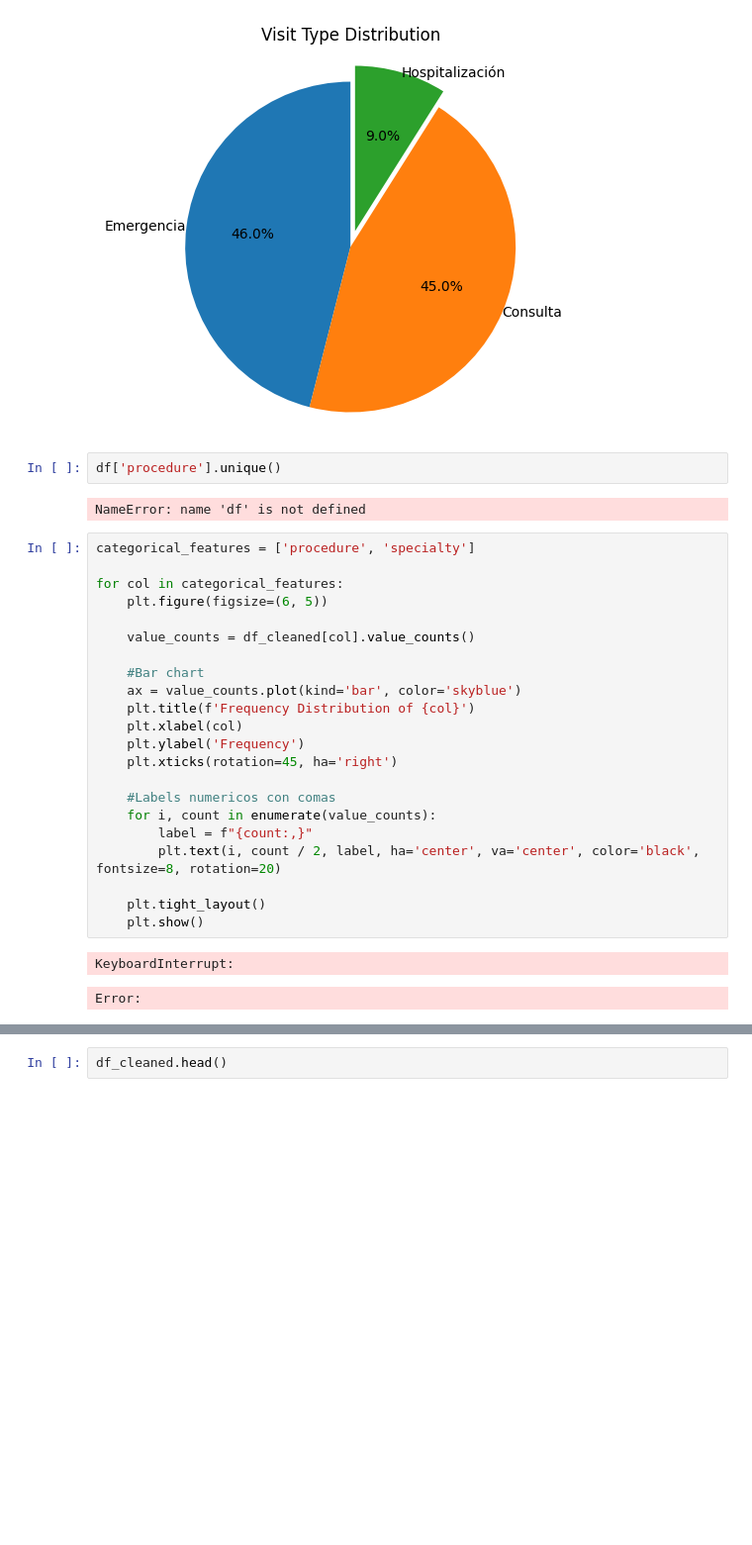
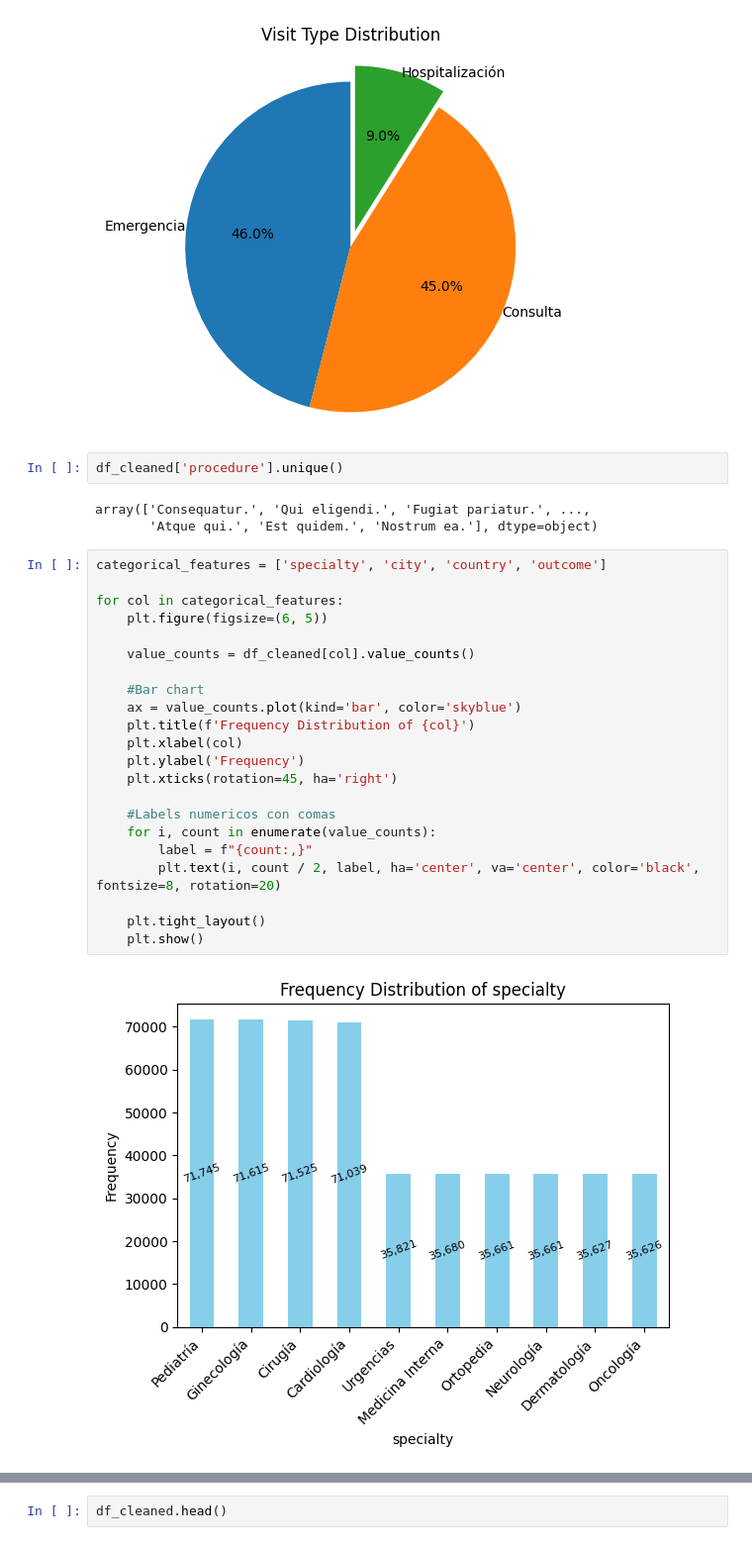
Before and after one commit to ctrl-jr/500k_hc_dataset, a Jupyter notebook: 2-Data Cleaning and exporting to postgres.ipynb, the cells around one changed output, grey strips where cells are left out. Shown: that part at 99% size. Saved outputs shown, nothing was run; the diff lists cells and outputs as text; blank space fills up the shorter version.

```diff
--- a/2-Data Cleaning and exporting to postgres.ipynb
+++ b/2-Data Cleaning and exporting to postgres.ipynb
@@ -362,31 +355,31 @@ plt.show()
 # %% [output]
 [figure]
 # %%
-df['procedure'].unique()
+df_cleaned['procedure'].unique()
 # %% [output]
-NameError: name 'df' is not defined
+array(['Consequatur.', 'Qui eligendi.', 'Fugiat pariatur.', ...,
+       'Atque qui.', 'Est quidem.', 'Nostrum ea.'], dtype=object)
 # %%
-categorical_features = ['procedure', 'specialty']
+categorical_features = ['specialty', 'city', 'country', 'outcome']
 
 for col in categorical_features:
     plt.figure(figsize=(6, 5))
 
     value_counts = df_cleaned[col].value_counts()
 
     #Bar chart
     ax = value_counts.plot(kind='bar', color='skyblue')
     plt.title(f'Frequency Distribution of {col}')
     plt.xlabel(col)
     plt.ylabel('Frequency')
     plt.xticks(rotation=45, ha='right')
 
     #Labels numericos con comas
     for i, count in enumerate(value_counts):
         label = f"{count:,}"
         plt.text(i, count / 2, label, ha='center', va='center', color='black', fontsize=8, rotation=20)
 
     plt.tight_layout()
     plt.show()
 # %% [output]
-KeyboardInterrupt:
-Error:
+[figure, added]
```
Also changed, not shown: parts of 17 cells of this notebook.
